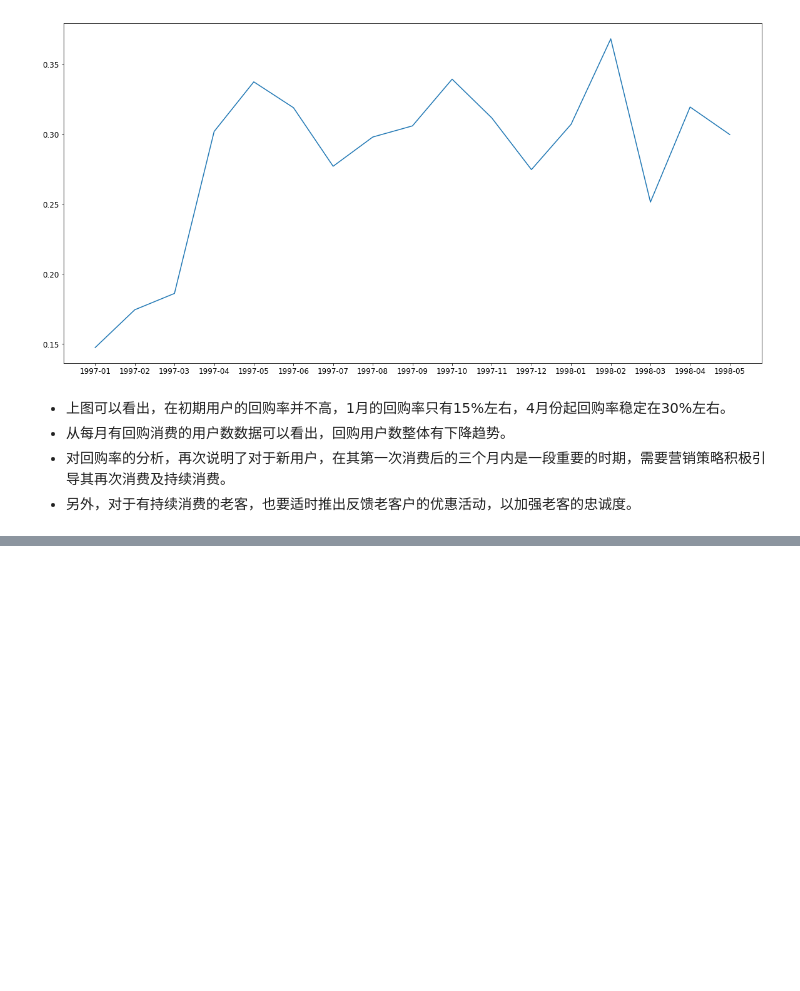
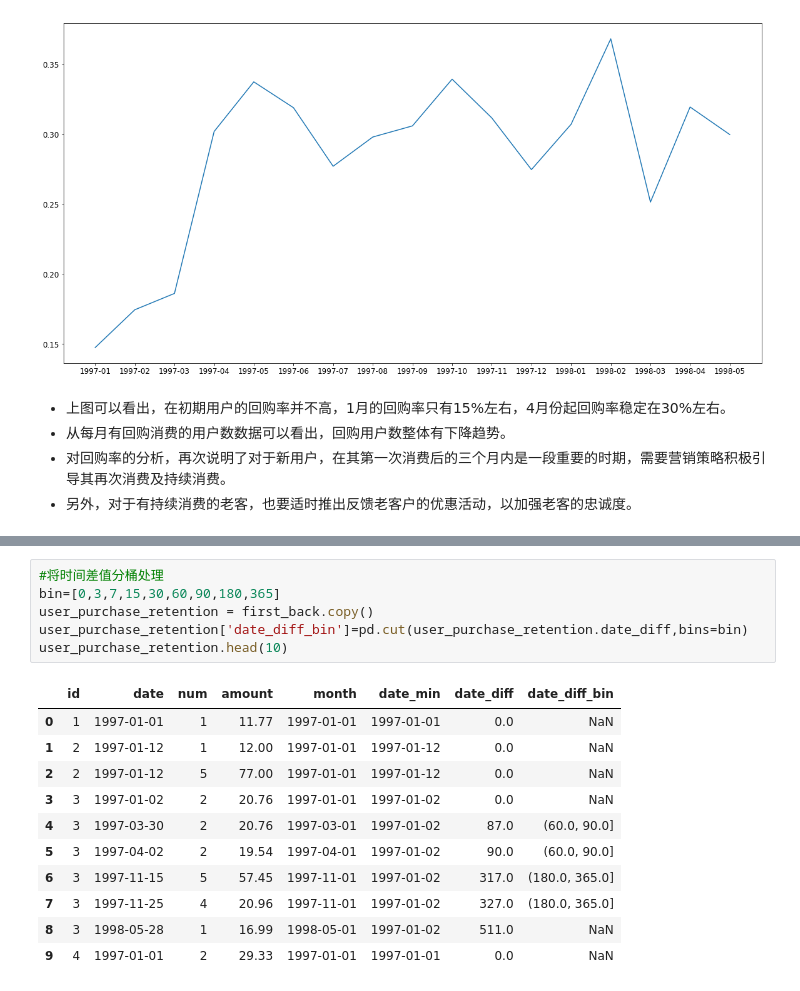
Before and after one commit to Hanryfeng/DataAnalysis, a Jupyter notebook: CDNOW.ipynb, the cells around one changed output, grey strips where cells are left out. Cells and saved outputs as stored; diff of their text form; blank space fills up the shorter version.

```diff
--- a/CDNOW.ipynb
+++ b/CDNOW.ipynb
@@ -609,0 +623,18 @@ plt.plot(df_purchase.month,df_purchase.purchase_rate)
+# %%
+#将时间差值分桶处理
+bin=[0,3,7,15,30,60,90,180,365]
+user_purchase_retention = first_back.copy()
+user_purchase_retention['date_diff_bin']=pd.cut(user_purchase_retention.date_diff,bins=bin)
+user_purchase_retention.head(10)
+# %% [output]
+|  | id | date | num | amount | month | date_min | date_diff | date_diff_bin |
+| 0 | 1 | 1997-01-01 | 1 | 11.77 | 1997-01-01 | 1997-01-01 | 0.0 | NaN |
+| 1 | 2 | 1997-01-12 | 1 | 12.00 | 1997-01-01 | 1997-01-12 | 0.0 | NaN |
+| 2 | 2 | 1997-01-12 | 5 | 77.00 | 1997-01-01 | 1997-01-12 | 0.0 | NaN |
+| 3 | 3 | 1997-01-02 | 2 | 20.76 | 1997-01-01 | 1997-01-02 | 0.0 | NaN |
+| 4 | 3 | 1997-03-30 | 2 | 20.76 | 1997-03-01 | 1997-01-02 | 87.0 | (60.0, 90.0] |
+| 5 | 3 | 1997-04-02 | 2 | 19.54 | 1997-04-01 | 1997-01-02 | 90.0 | (60.0, 90.0] |
+| 6 | 3 | 1997-11-15 | 5 | 57.45 | 1997-11-01 | 1997-01-02 | 317.0 | (180.0, 365.0] |
+| 7 | 3 | 1997-11-25 | 4 | 20.96 | 1997-11-01 | 1997-01-02 | 327.0 | (180.0, 365.0] |
+| 8 | 3 | 1998-05-28 | 1 | 16.99 | 1998-05-01 | 1997-01-02 | 511.0 | NaN |
+| 9 | 4 | 1997-01-01 | 2 | 29.33 | 1997-01-01 | 1997-01-01 | 0.0 | NaN |
```
Also changed, not shown: parts of 9 cells of this notebook.
